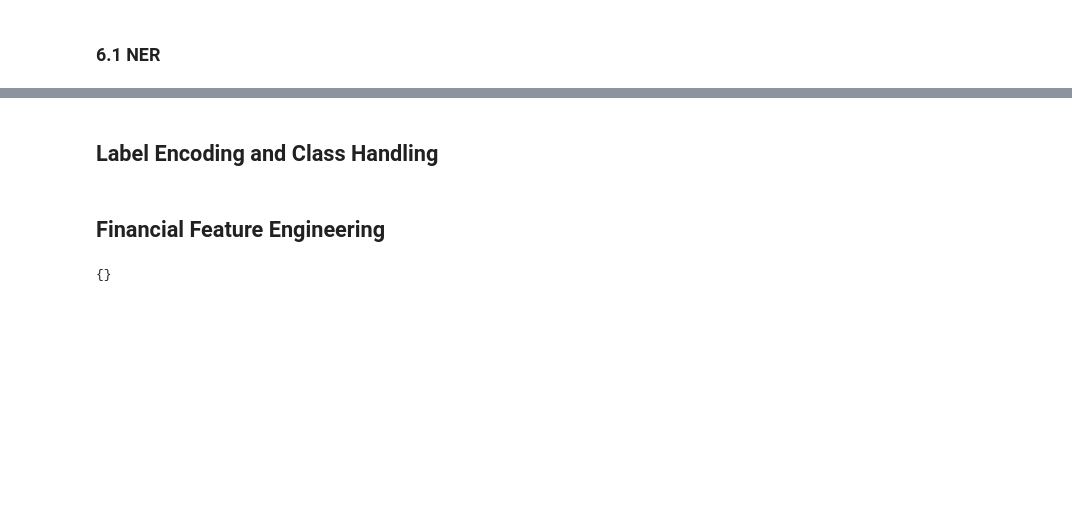
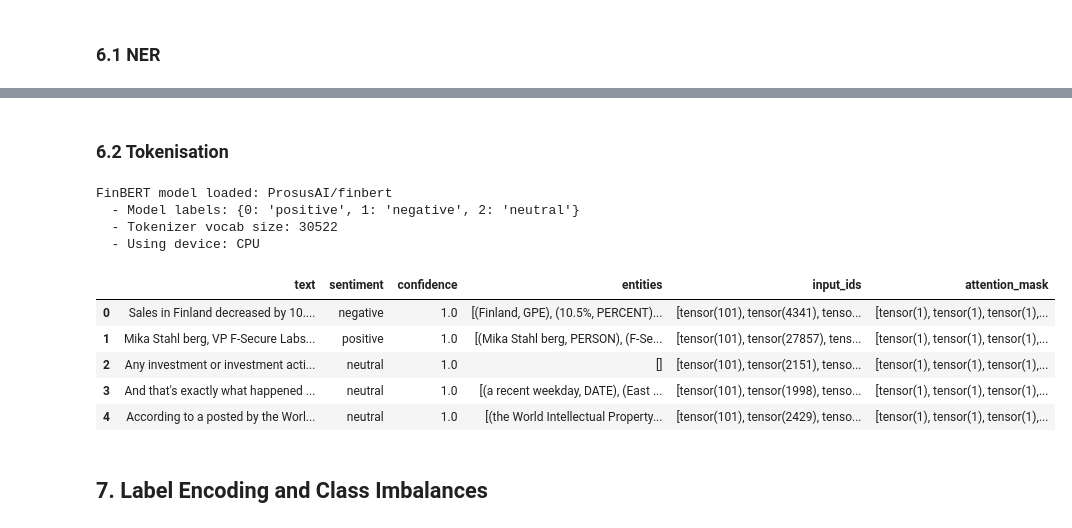
Before and after one commit to starbachi/FinSent, a Jupyter notebook: notebooks/01_data_exploration_and_preprocessing.ipynb, the cells around one changed output, grey strips where cells are left out. Drawn from its saved outputs; the diff is of its cells as text; code cells hidden in the pictures; blank space fills up the shorter version.

```diff
--- a/notebooks/01_data_exploration_and_preprocessing.ipynb
+++ b/notebooks/01_data_exploration_and_preprocessing.ipynb
@@ -808,0 +685,24 @@ def tokenize_texts(texts, max_length=512):
+# %% [markdown]
+### 6.2 Tokenisation
+# %%
+# ----------------------------------- SETUP ---------------------------------- #
+# Define the FinBERT model name
+finbert_model_name = "ProsusAI/finbert"
+
+# Initialise tokeniser and FinBERT model
+finbert_tokenizer = AutoTokenizer.from_pretrained(finbert_model_name)
+finbert_model = AutoModelForSequenceClassification.from_pretrained(finbert_model_name)
+
+# Enable GPU support if available
+finbert_model.to(device)
+
+print(f"FinBERT model loaded: {finbert_model_name}")
+print(f"  - Model labels: {finbert_model.config.id2label}")
+print(f"  - Tokenizer vocab size: {len(finbert_tokenizer)}")
+print(f"  - Using device: {'GPU' if device.type == 'cuda' else 'CPU'}")
+# ---------------------------------------------------------------------------- #
+# %% [output]
+FinBERT model loaded: ProsusAI/finbert
+  - Model labels: {0: 'positive', 1: 'negative', 2: 'neutral'}
+  - Tokenizer vocab size: 30522
+  - Using device: CPU
@@ -809,3 +758,12 @@ def tokenize_texts(texts, max_length=512):
+# %%
+df.head()
+# %% [output]
+|  | text | sentiment | confidence | entities | input_ids | attention_mask |
+| 0 | Sales in Finland decreased by 10.... | negative | 1.0 | [(Finland, GPE), (10.5%, PERCENT)... | [tensor(101), tensor(4341), tenso... | [tensor(1), tensor(1), tensor(1),... |
+| 1 | Mika Stahl berg, VP F-Secure Labs... | positive | 1.0 | [(Mika Stahl berg, PERSON), (F-Se... | [tensor(101), tensor(27857), tens... | [tensor(1), tensor(1), tensor(1),... |
+| 2 | Any investment or investment acti... | neutral | 1.0 | [] | [tensor(101), tensor(2151), tenso... | [tensor(1), tensor(1), tensor(1),... |
+| 3 | And that's exactly what happened ... | neutral | 1.0 | [(a recent weekday, DATE), (East ... | [tensor(101), tensor(1998), tenso... | [tensor(1), tensor(1), tensor(1),... |
+| 4 | According to a posted by the Worl... | neutral | 1.0 | [(the World Intellectual Property... | [tensor(101), tensor(2429), tenso... | [tensor(1), tensor(1), tensor(1),... |
 # %% [markdown]
-## Label Encoding and Class Handling
+## 7. Label Encoding and Class Imbalances
 # %%
@@ -845,39 +812,0 @@ def calculate_class_weights(labels):
-# %% [markdown]
-## Financial Feature Engineering
-# %%
-# TODO: Extract financial domain features
-# 1. Financial keywords presence
-# 2. Numerical patterns (percentages, currencies)
-# 3. Sentiment-bearing word counts
-# 4. Text complexity metrics
-
-def extract_financial_features(text):
-    """
-    Extract financial domain-specific features.
-
-    Args:
-        text (str): Input text
-
-    Returns:
-        dict: Financial features
-    """
-    features = {}
-
-    # Financial keywords
-    financial_keywords = [
-        'revenue', 'profit', 'loss', 'earnings', 'growth',
-        'decline', 'increase', 'decrease', 'market', 'stock'
-    ]
-
-    # Your feature extraction here
-    # Example:
-    # features['has_percentage'] = bool(re.search(r'\d+%', text))
-    # features['has_currency'] = bool(re.search(r'\$\d+', text))
-
-    return features
-
-# Test your function
-sample_text = "Revenue increased by 15% to $2.5M this quarter"
-print(extract_financial_features(sample_text))
-# %% [output]
-{}
```
Also changed, not shown: parts of 29 cells of this notebook.
